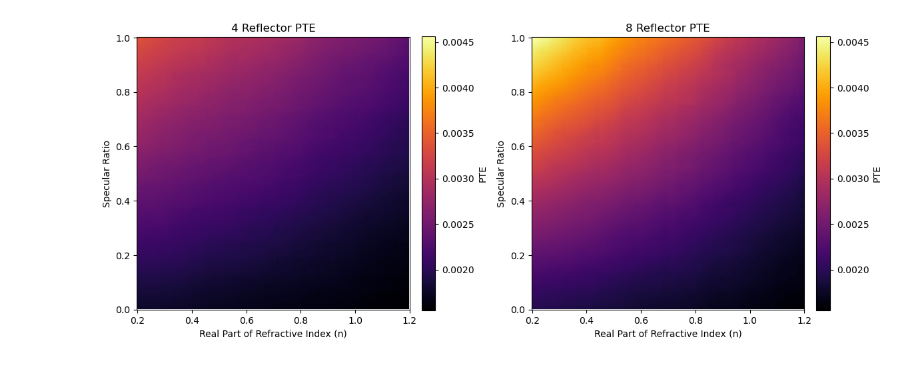
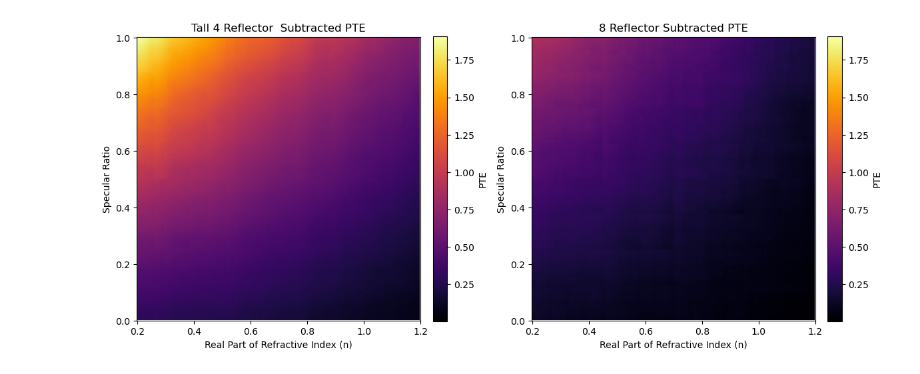
Before and after one commit to Pocar-Lab/Chroma-Scripts, a Jupyter notebook: analysis/SubtractingRunsPart2/plots.ipynb, the cells around one changed output. Cells and saved outputs as stored; diff of their text form; code cells hidden in the pictures.

```diff
--- a/analysis/SubtractingRunsPart2/plots.ipynb
+++ b/analysis/SubtractingRunsPart2/plots.ipynb
@@ -7,4 +7,5 @@ import seaborn as sns
 
 short_8_sweep = np.fliplr(np.loadtxt('../../../Sweep-Txt-Files/matrix_8_short_n_0.2-1.2_sr_0-1.txt'))
 short_4_sweep = np.fliplr(np.loadtxt('../../../Sweep-Txt-Files/Nick_PTE4_Short_2DSweep.txt'))
+tall_4_sweep = np.fliplr(np.loadtxt('../../../Sweep-Txt-Files/matrix_4_tall_n_0.2-1.2_sr_0-1.txt'))
 # %%
@@ -77,4 +89,15 @@ def plot_correlation(array1, array2, arr1_label, arr2_label):
+# %%
+pte_short_no_reflector = 0.0013598
+pte_tall_no_reflector = 0.001268
+
+short_4_ratio = short_4_sweep/pte_short_no_reflector
+short_8_ratio = short_8_sweep/pte_short_no_reflector
+tall_4_ratio = tall_4_sweep/pte_tall_no_reflector
+
+short_8_subtracted_ratio = short_8_ratio - short_4_ratio
+short_4_subtracted_ratio = short_4_ratio - 1
+tall_4_subtracted_ratio = tall_4_ratio - 1
 # %%
-create_side_by_side_plots(short_4_sweep, short_8_sweep, 'inferno', 'PTE', '4 Reflector PTE', '8 Reflector PTE')
+create_side_by_side_plots(tall_4_subtracted_ratio, short_8_subtracted_ratio, 'inferno', 'PTE', 'Tall 4 Reflector  Subtracted PTE', '8 Reflector Subtracted PTE')
 # %% [output]
-[figure, old version]
+[figure, new version]
```
Also changed, not shown: parts of 14 cells of this notebook, 7 other files.
